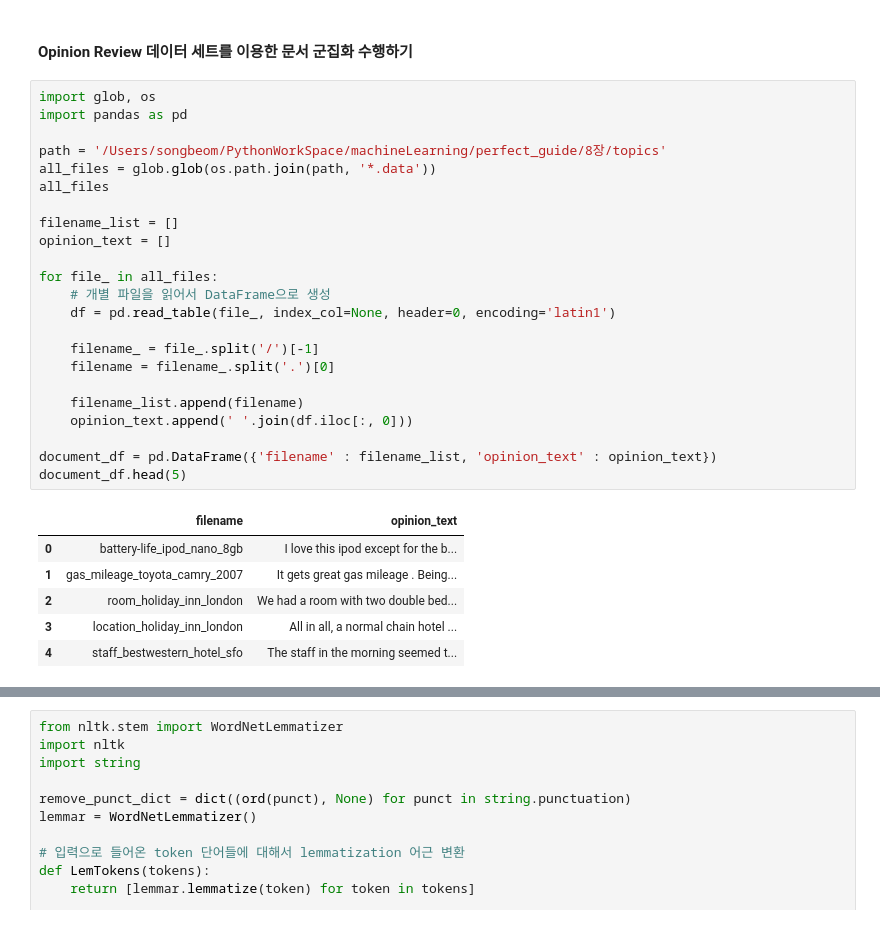
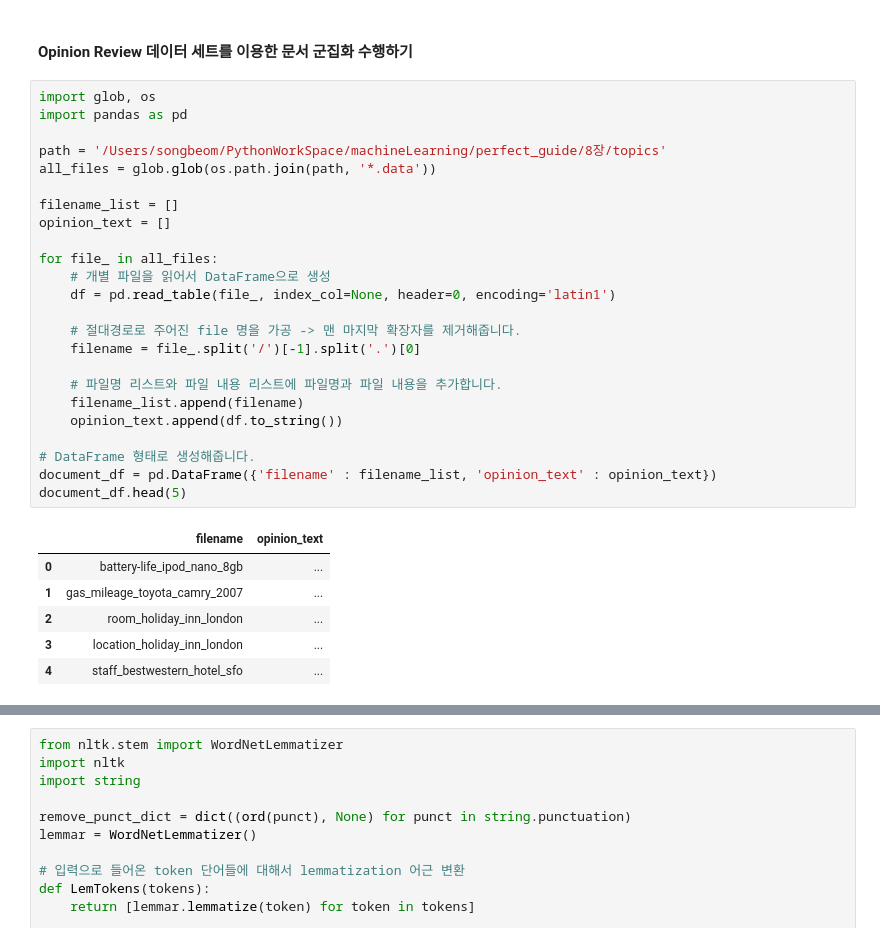
Before and after one commit to SongBeom00/ML, a Jupyter notebook: perfect_guide/8장/8.7 문서 군집화 소개와 실습(Opinion Review 데이터 세트).ipynb, the cells around one changed output, grey strips where cells are left out. Drawn from its saved outputs; the diff is of its cells as text.

```diff
--- a/perfect_guide/8장/8.7 문서 군집화 소개와 실습(Opinion Review 데이터 세트).ipynb
+++ b/perfect_guide/8장/8.7 문서 군집화 소개와 실습(Opinion Review 데이터 세트).ipynb
@@ -3,30 +3,31 @@
 # %%
 import glob, os
 import pandas as pd
 
 path = '/Users/songbeom/PythonWorkSpace/machineLearning/perfect_guide/8장/topics'
 all_files = glob.glob(os.path.join(path, '*.data'))
-all_files
 
 filename_list = []
 opinion_text = []
 
 for file_ in all_files:
     # 개별 파일을 읽어서 DataFrame으로 생성
     df = pd.read_table(file_, index_col=None, header=0, encoding='latin1')
 
-    filename_ = file_.split('/')[-1]
-    filename = filename_.split('.')[0]
+    # 절대경로로 주어진 file 명을 가공 -> 맨 마지막 확장자를 제거해줍니다.
+    filename = file_.split('/')[-1].split('.')[0]
 
+    # 파일명 리스트와 파일 내용 리스트에 파일명과 파일 내용을 추가합니다.
     filename_list.append(filename)
-    opinion_text.append(' '.join(df.iloc[:, 0]))
+    opinion_text.append(df.to_string())
 
+# DataFrame 형태로 생성해줍니다.
 document_df = pd.DataFrame({'filename' : filename_list, 'opinion_text' : opinion_text})
 document_df.head(5)
 # %% [output]
 |  | filename | opinion_text |
-| 0 | battery-life_ipod_nano_8gb | I love this ipod except for the b... |
-| 1 | gas_mileage_toyota_camry_2007 | It gets great gas mileage . Being... |
-| 2 | room_holiday_inn_london | We had a room with two double bed... |
-| 3 | location_holiday_inn_london | All in all, a normal chain hotel ... |
-| 4 | staff_bestwestern_hotel_sfo | The staff in the morning seemed t... |
+| 0 | battery-life_ipod_nano_8gb | ... |
+| 1 | gas_mileage_toyota_camry_2007 | ... |
+| 2 | room_holiday_inn_london | ... |
+| 3 | location_holiday_inn_london | ... |
+| 4 | staff_bestwestern_hotel_sfo | ... |
```
Also changed, not shown: parts of 18 cells of this notebook, 1 other file.
